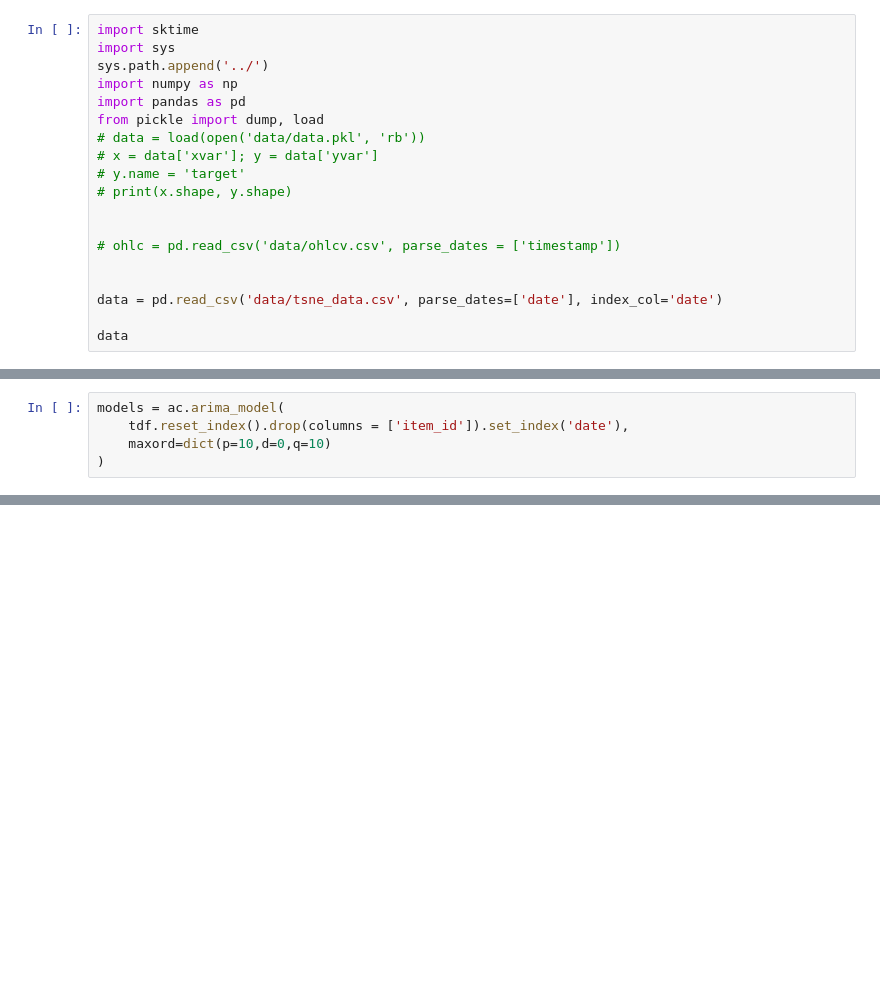
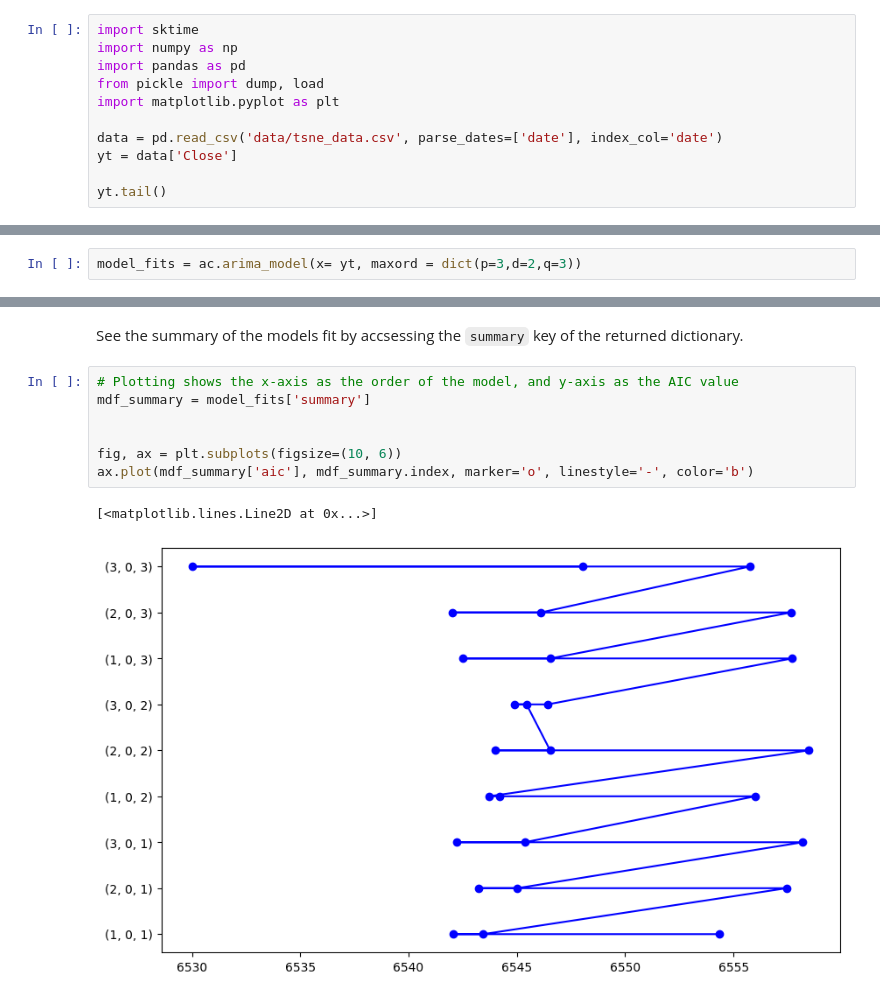
Before and after one commit to jach8/TimeSeries, a Jupyter notebook: examples/arima.ipynb, the cells around one changed output, grey strips where cells are left out. Cells and saved outputs as stored; diff of their text form; blank space fills up the shorter version.

Commit message:
arima.ipynb examples and explanations added.

```diff
--- a/examples/arima.ipynb
+++ b/examples/arima.ipynb
@@ -1,20 +1,12 @@
 # %%
 import sktime
-import sys
-sys.path.append('../')
 import numpy as np
 import pandas as pd
 from pickle import dump, load
-# data = load(open('data/data.pkl', 'rb'))
-# x = data['xvar']; y = data['yvar']
-# y.name = 'target'
-# print(x.shape, y.shape)
-
-
-# ohlc = pd.read_csv('data/ohlcv.csv', parse_dates = ['timestamp'])
-
+import matplotlib.pyplot as plt
 
 data = pd.read_csv('data/tsne_data.csv', parse_dates=['date'], index_col='date')
+yt = data['Close']
 
-data
+yt.tail()
 # %% [output]
@@ -93,6 +36,3 @@ sf.fitted_[0,0].model_['aic']
 # %%
-models = ac.arima_model(
-    tdf.reset_index().drop(columns = ['item_id']).set_index('date'),
-    maxord=dict(p=10,d=0,q=10)
-)
+model_fits = ac.arima_model(x= yt, maxord = dict(p=3,d=2,q=3))
 # %% [output]
@@ -116,0 +41,12 @@ models['summary']
+# %% [markdown]
+See the summary of the models fit by accsessing the `summary` key of the returned dictionary.
+# %%
+# Plotting shows the x-axis as the order of the model, and y-axis as the AIC value
+mdf_summary = model_fits['summary']
+
+
+fig, ax = plt.subplots(figsize=(10, 6))
+ax.plot(mdf_summary['aic'], mdf_summary.index, marker='o', linestyle='-', color='b')
+# %% [output]
+[<matplotlib.lines.Line2D at 0x...>]
+[figure, added]
```
Also changed, not shown: parts of 21 cells of this notebook, 1 other file.
